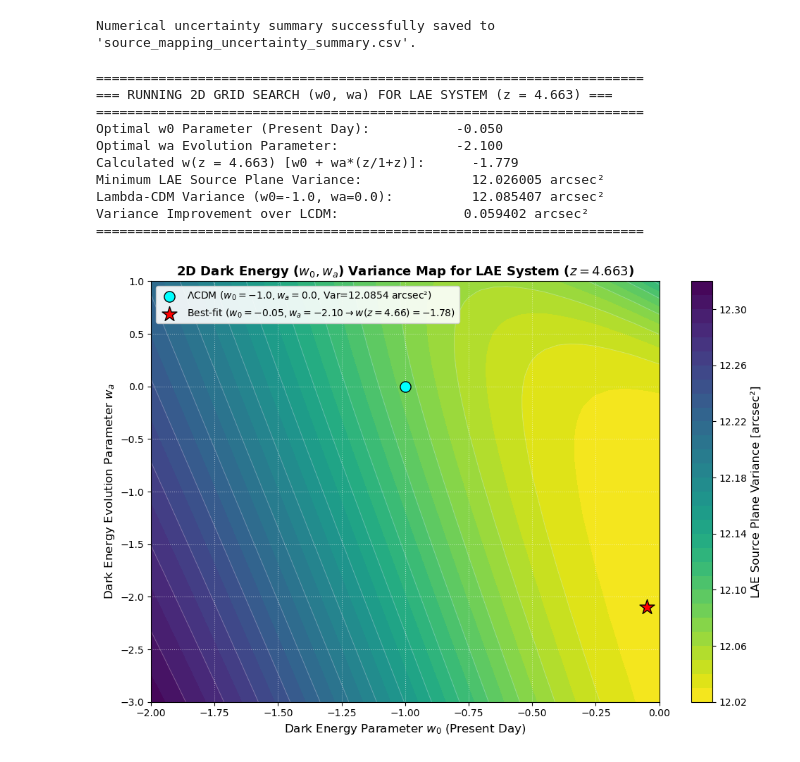
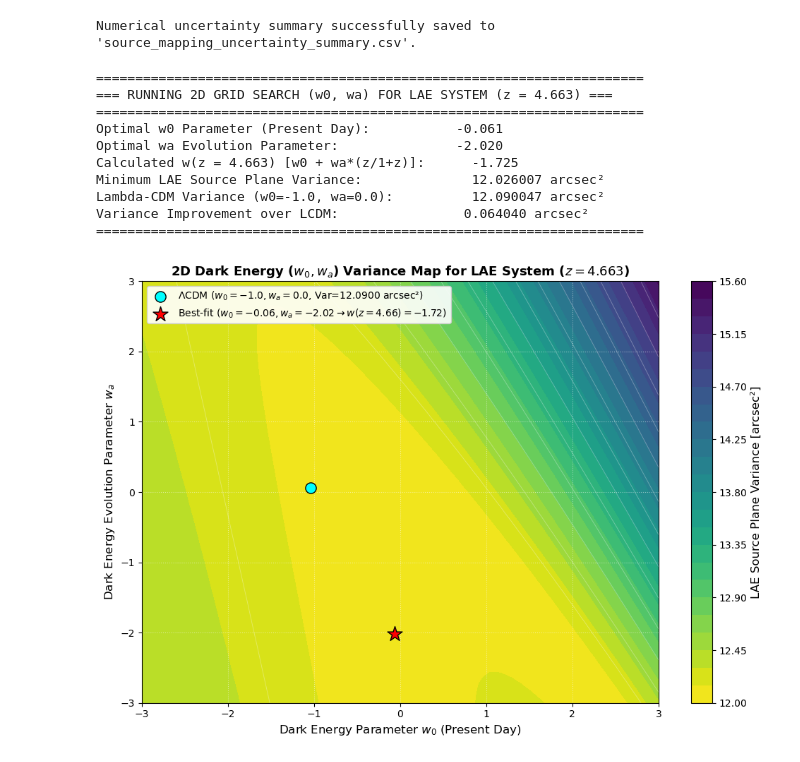
Before and after one commit to julz-tea-scl/Final-Year-Project, a Jupyter notebook: Lenstronomy Code Pipeline.ipynb, the cells around one changed output. Drawn from its saved outputs; the diff is of its cells as text; code cells hidden in the pictures.

```diff
--- a/Lenstronomy Code Pipeline.ipynb
+++ b/Lenstronomy Code Pipeline.ipynb
@@ -664,6 +664,7 @@ import matplotlib.pyplot as plt
 import numpy as np
 from astropy.cosmology import FlatLambdaCDM, Flatw0waCDM
 from lenstronomy.LensModel.lens_model import LensModel
+import pandas as pd
 
 # ---------------------------------------------------------------------------
 # 0. ENSURE LAE COORDINATES AND DATASET ARE LOADED IN MEMORY
@@ -721,8 +722,8 @@ lm_s2 = LensModel(
 z_lae = 4.663
 scale_factor_term = z_lae / (1.0 + z_lae)  # z / (1 + z) ~ 0.8234
 
-w0_vec = np.linspace(-2.0, 0.0, 41)  # Grid for w0 (includes w0 = -1.0)
-wa_vec = np.linspace(-3.0, 1.0, 41)  # Grid for wa (includes wa = 0.0)
+w0_vec = np.linspace(-3.0, 3.0, 50)  # Grid for w0 (includes w0 = -1.0)
+wa_vec = np.linspace(-3.0, 3.0, 50)  # Grid for wa (includes wa = 0.0)
 
 # Create 2D meshgrid
 W0, WA = np.meshgrid(w0_vec, wa_vec)
@@ -831,37 +832,37 @@ plt.scatter(
     color="red",
     marker="*",
     s=250,
     edgecolor="black",
     zorder=6,
     label=(
         f"Best-fit ($w_0={best_w0:.2f}, w_a={best_wa:.2f} \\rightarrow"
         f" w(z=4.66)={best_w_z46:.2f}$)"
     ),
 )
 
 plt.xlabel("Dark Energy Parameter $w_0$ (Present Day)", fontsize=12)
 plt.ylabel("Dark Energy Evolution Parameter $w_a$", fontsize=12)
 plt.title(
     "2D Dark Energy ($w_0, w_a$) Variance Map for LAE System ($z = 4.663$)",
     fontsize=13,
     fontweight="bold",
 )
 plt.grid(True, linestyle=":", alpha=0.5, color="white")
 plt.legend(fontsize=10, loc="upper left", framealpha=0.9)
 plt.tight_layout()
 
 # Save image and show plot
 plt.savefig("dark_energy_w_variance_scan.png", dpi=300)
 plt.show()
 # %% [output]
 ======================================================================
 === RUNNING 2D GRID SEARCH (w0, wa) FOR LAE SYSTEM (z = 4.663) ===
 ======================================================================
-Optimal w0 Parameter (Present Day):           -0.050
-Optimal wa Evolution Parameter:               -2.100
-Calculated w(z = 4.663) [w0 + wa*(z/1+z)]:      -1.779
-Minimum LAE Source Plane Variance:              12.026005 arcsec²
-Lambda-CDM Variance (w0=-1.0, wa=0.0):          12.085407 arcsec²
-Variance Improvement over LCDM:                0.059402 arcsec²
+Optimal w0 Parameter (Present Day):           -0.061
+Optimal wa Evolution Parameter:               -2.020
+Calculated w(z = 4.663) [w0 + wa*(z/1+z)]:      -1.725
+Minimum LAE Source Plane Variance:              12.026007 arcsec²
+Lambda-CDM Variance (w0=-1.0, wa=0.0):          12.090047 arcsec²
+Variance Improvement over LCDM:                0.064040 arcsec²
 ======================================================================
-[figure, old version]
+[figure, new version]
```
Also changed, not shown: 6 other files.
